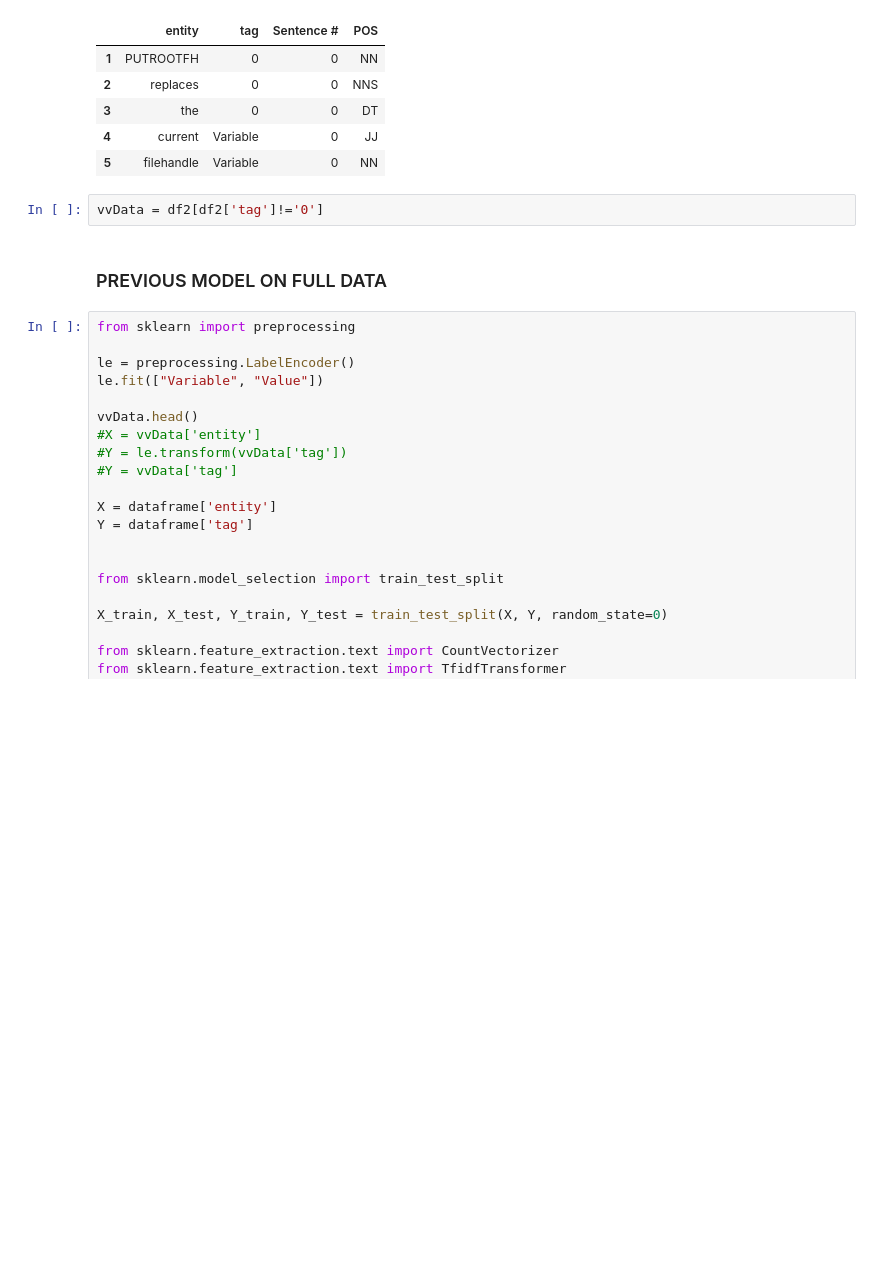
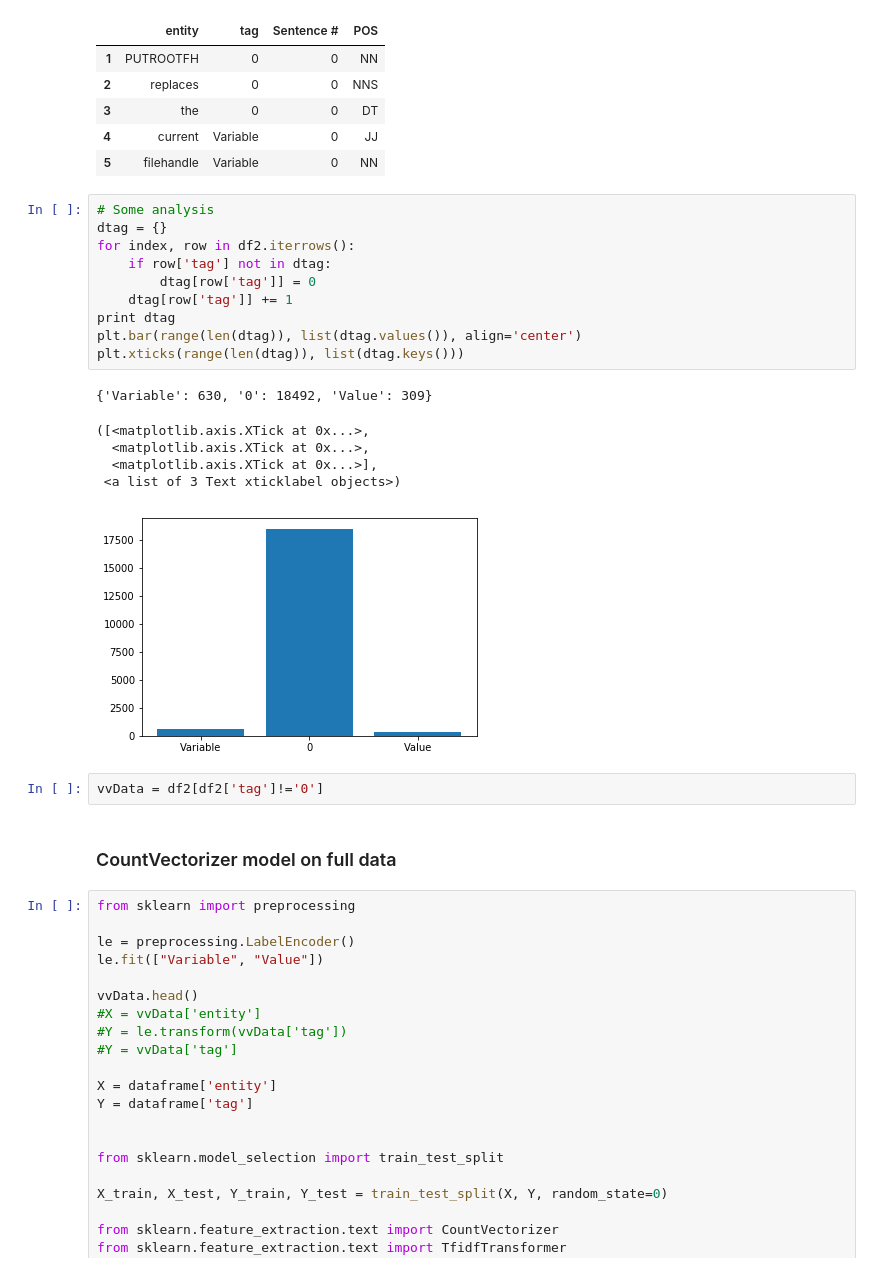
Before and after one commit to mihirchakradeo/RFC-MachineLearning, a Jupyter notebook: models/create_train_data.ipynb, the cells around one changed output. Cells and saved outputs as stored; diff of their text form; blank space fills up the shorter version.

```diff
--- a/models/create_train_data.ipynb
+++ b/models/create_train_data.ipynb
@@ -180,10 +177,27 @@ df2.head()
 | 3 | the | 0 | 0 | DT |
 | 4 | current | Variable | 0 | JJ |
 | 5 | filehandle | Variable | 0 | NN |
+# %%
+# Some analysis
+dtag = {}
+for index, row in df2.iterrows():
+    if row['tag'] not in dtag:
+        dtag[row['tag']] = 0
+    dtag[row['tag']] += 1
+print dtag
+plt.bar(range(len(dtag)), list(dtag.values()), align='center')
+plt.xticks(range(len(dtag)), list(dtag.keys()))
+# %% [output]
+{'Variable': 630, '0': 18492, 'Value': 309}
+([<matplotlib.axis.XTick at 0x...>,
+  <matplotlib.axis.XTick at 0x...>,
+  <matplotlib.axis.XTick at 0x...>],
+ <a list of 3 Text xticklabel objects>)
+[figure, added]
 # %%
 vvData = df2[df2['tag']!='0']
-# %% [markdown]
-### PREVIOUS MODEL ON FULL DATA
+# %% [markdown]
+### CountVectorizer model on full data
 # %%
 from sklearn import preprocessing
 
```
Also changed, not shown: parts of 8 cells of this notebook.
